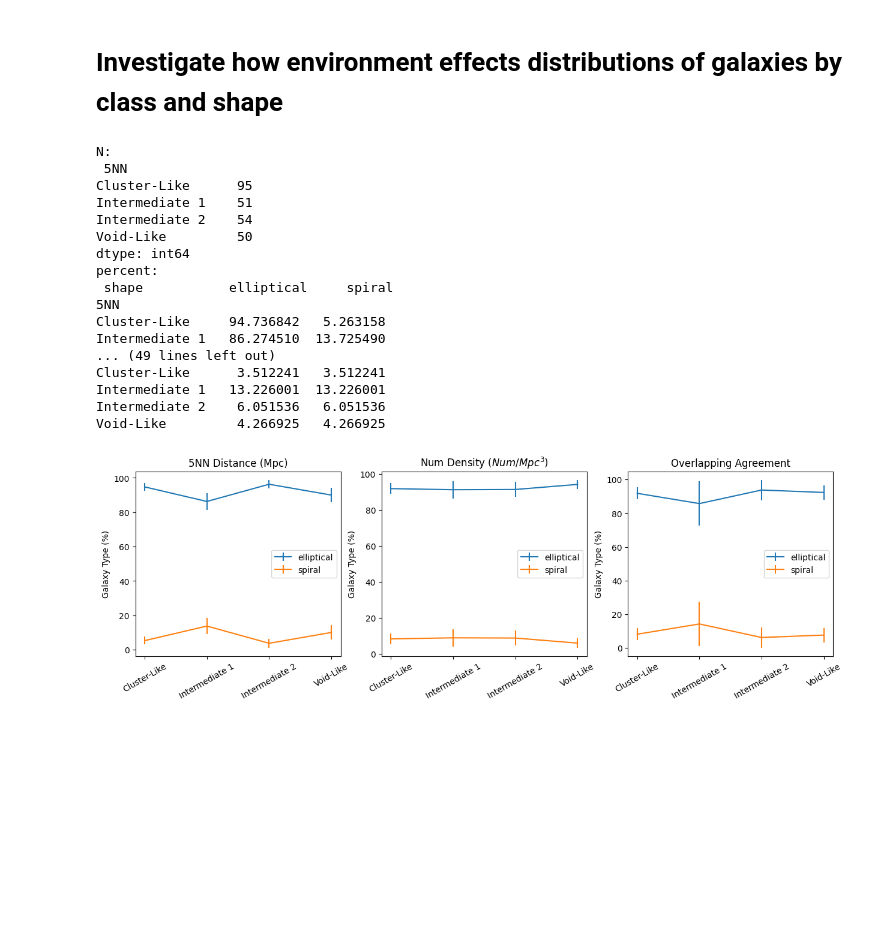
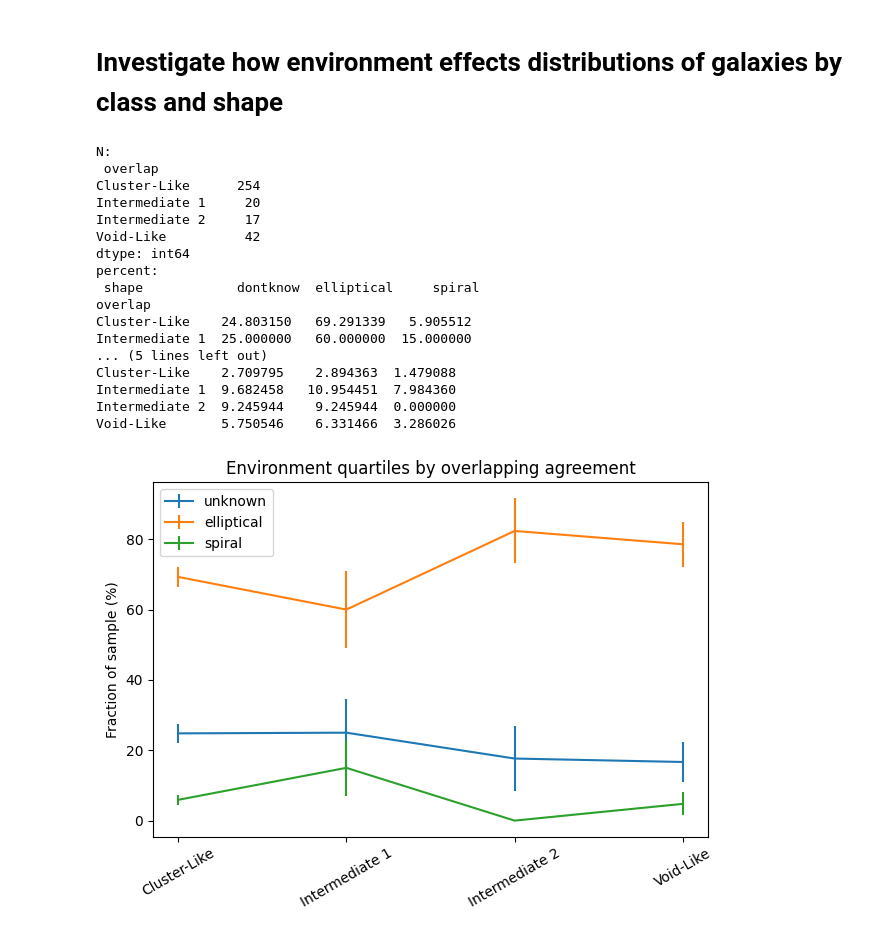
Before and after one commit to maraMaraschino/capstone-project, a Jupyter notebook: Notebooks/analysis_notebook.ipynb, the cells around one changed output. Saved outputs shown, nothing was run; the diff lists cells and outputs as text; code cells hidden in the pictures; blank space fills up the shorter version.

```diff
--- a/Notebooks/analysis_notebook.ipynb
+++ b/Notebooks/analysis_notebook.ipynb
@@ -563,7 +569,7 @@ Delta OII max: 13.008
 # %% [markdown]
 # Investigate how environment effects distributions of galaxies by class and shape
 # %%
-def plot_population_vs_environment(analysis_sample, env_type, population_type, ax=None):
+def plot_population_vs_environment(analysis_sample, env_type, population_type):
     """
     Parameters
     ----------
@@ -581,7 +587,7 @@ def plot_population_vs_environment(analysis_sample, env_type, population_type, a
         image_split = "density"
 
     elif env_type == "overlap":
-        env_word = "Overlapping Agreement"
+        env_word = "Environment quartiles by overlapping agreement"
         image_split = "overlap"
 
     if population_type == "class":
@@ -594,10 +600,6 @@ def plot_population_vs_environment(analysis_sample, env_type, population_type, a
 
     df = analysis_sample.copy()
     df = df[df[env_type] != "Unknown"]
-
-    if population_type == "shape":
-        # Skip unknown types
-        df = df[df["shape"] != "dontknow"]
 
     quartile_order = [
         "Cluster-Like",
@@ -628,56 +630,45 @@ def plot_population_vs_environment(analysis_sample, env_type, population_type, a
 
     x = np.arange(len(quartile_order))
 
-    if ax is None:
-        fig, ax = plt.subplots(figsize=(7,5))
+    for population in percent.columns:
 
-    for population in percent.columns:
-        ax.errorbar(
+        plt.errorbar(
             x,
             percent[population],
             yerr=sigma[population],
-            label=population
+            label="unknown" if population == "dontknow" else population
         )
 
-    ax.set_xticks(x, quartile_order, rotation=30)
-    ax.set_ylabel("Galaxy Type (%)")
+    plt.xticks(x, quartile_order, rotation=30)
+    plt.ylabel("Fraction of sample (%)")
+    plt.legend()
 
     title = env_word
-    ax.set_title(title)
+    plt.title(title)
+    plt.tight_layout()
 
-    if ax.get_legend() is None:
-        ax.legend()
-    #plt.tight_layout()
-
-    #os.makedirs("../Images/populations/", exist_ok=True)
-    #plt.savefig(image_name)
-
-    return ax
+    os.makedirs("../Images/populations/", exist_ok=True)
+    plt.savefig(image_name)
+    plt.show()
 # %%
-fig, axes = plt.subplots(1, 3, figsize=(15, 4))
-
-env_list = ["5NN", "density", "overlap"]
-for i, env in enumerate(env_list):
-    plot_population_vs_environment(analysis_sample, env, "shape", ax=axes[i])
-
-plt.show()
+plot_population_vs_environment(analysis_sample, "overlap", "shape")
 # %% [output]
 N:
- 5NN
-Cluster-Like      95
-Intermediate 1    51
-Intermediate 2    54
-Void-Like         50
+ overlap
+Cluster-Like      254
+Intermediate 1     20
+Intermediate 2     17
+Void-Like          42
 dtype: int64
 percent:
- shape           elliptical     spiral
-5NN
-Cluster-Like     94.736842   5.263158
-Intermediate 1   86.274510  13.725490
-... (49 lines left out)
-Cluster-Like      3.512241   3.512241
-Intermediate 1   13.226001  13.226001
-Intermediate 2    6.051536   6.051536
-Void-Like         4.266925   4.266925
+ shape            dontknow  elliptical     spiral
+overlap
+Cluster-Like    24.803150   69.291339   5.905512
+Intermediate 1  25.000000   60.000000  15.000000
+... (5 lines left out)
+Cluster-Like    2.709795    2.894363  1.479088
+Intermediate 1  9.682458   10.954451  7.984360
+Intermediate 2  9.245944    9.245944  0.000000
+Void-Like       5.750546    6.331466  3.286026
-[figure, old version]
+[figure, new version]
 # %%
```
Also changed, not shown: parts of 11 cells of this notebook, 1 other file.
